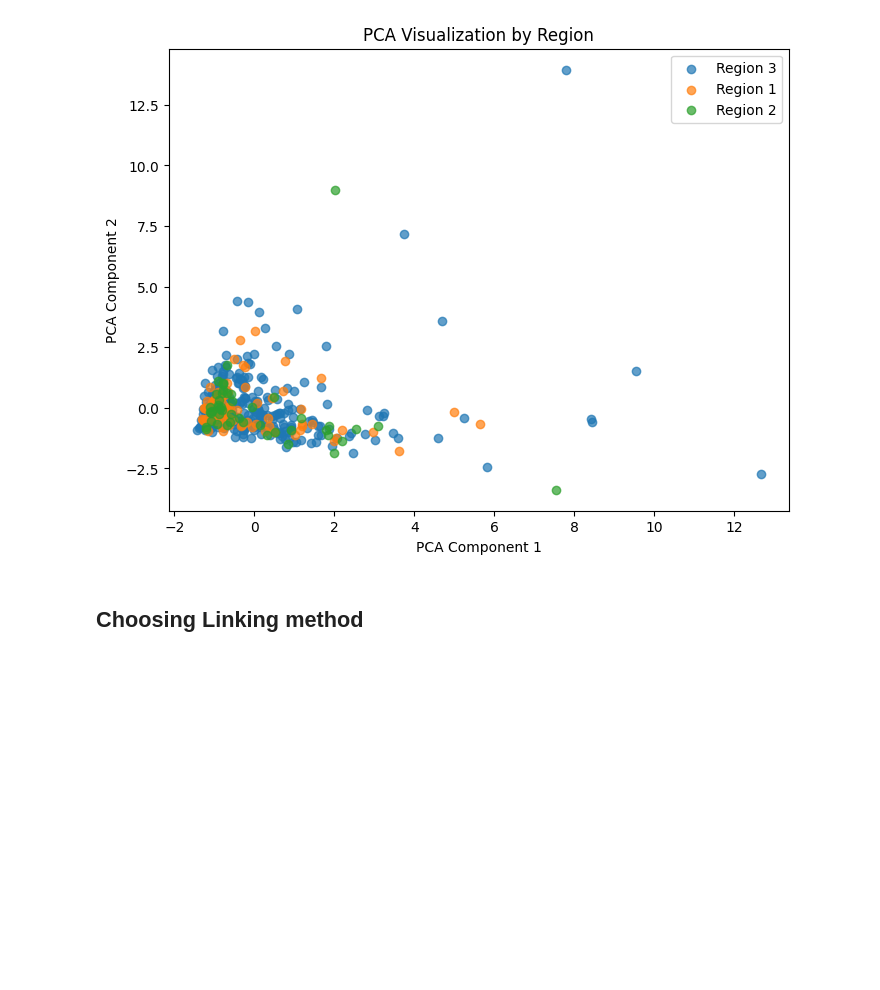
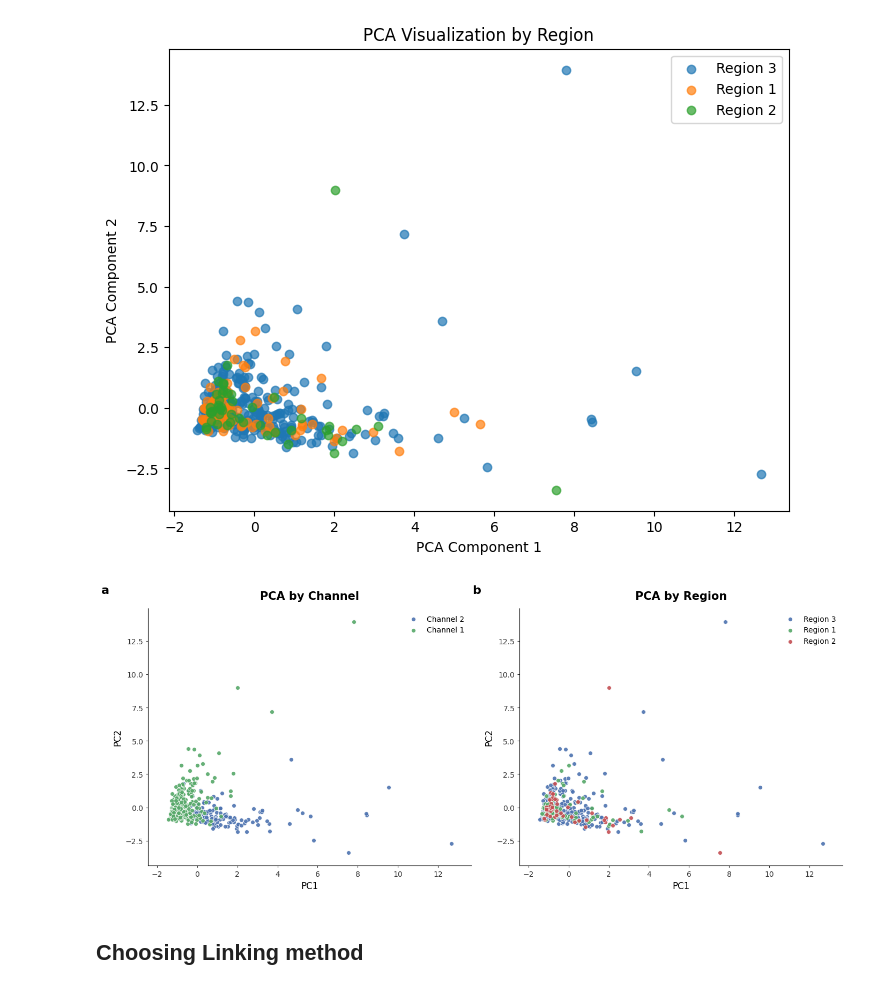
Before and after one commit to NathanG1en/STA4241-final, a Jupyter notebook: HCA/HCA-Practical.ipynb, the cells around one changed output. Cells and saved outputs as stored; diff of their text form; code cells hidden in the pictures; blank space fills up the shorter version.

```diff
--- a/HCA/HCA-Practical.ipynb
+++ b/HCA/HCA-Practical.ipynb
@@ -92,6 +95,106 @@ plt.legend()
 plt.show()
 # %% [output]
 [figure]
+# %%
+import matplotlib.pyplot as plt
+import numpy as np
+
+# Custom Nature/Science palette (works for any number of categories)
+def ns_palette(n):
+    base = [
+        "#4C72B0", "#55A868", "#C44E52", "#8172B2",
+        "#CCB974", "#64B5CD", "#937860", "#8C8C8C"
+    ]
+    return base[:n]
+
+# Prepare data
+channels = df_full["Channel"].unique()
+regions = df_full["Region"].unique()
+
+palette_ch = ns_palette(len(channels))
+palette_rg = ns_palette(len(regions))
+
+# Shared axis limits for both plots
+xlim = (df_full["PC1"].min() - 1, df_full["PC1"].max() + 1)
+ylim = (df_full["PC2"].min() - 1, df_full["PC2"].max() + 1)
+
+fig, axes = plt.subplots(1, 2, figsize=(14, 6))
+(ax1, ax2) = axes
+
+# =======================
+# Panel A — Channel
+# =======================
+for ch, color in zip(channels, palette_ch):
+    subset = df_full[df_full["Channel"] == ch]
+    ax1.scatter(
+        subset["PC1"],
+        subset["PC2"],
+        s=32,
+        color=color,
+        edgecolor="white",
+        linewidth=0.6,
+        alpha=0.9,
+        label=f"Channel {ch}"
+    )
+
+ax1.set_title("PCA by Channel", fontsize=15, weight="bold", pad=12)
+ax1.set_xlim(xlim)
+ax1.set_ylim(ylim)
+
+# Minimalist Nature/Science styling
+for spine in ["top", "right"]:
+    ax1.spines[spine].set_visible(False)
+ax1.spines["bottom"].set_linewidth(0.8)
+ax1.spines["left"].set_linewidth(0.8)
+ax1.tick_params(colors="#333333", labelsize=10, length=3, width=0.8)
+
+ax1.set_xlabel("PC1", fontsize=12)
+ax1.set_ylabel("PC2", fontsize=12)
+ax1.legend(frameon=False, fontsize=10)
+
+# Panel label
+ax1.text(-0.12, 1.05, "a", transform=ax1.transAxes,
+         fontsize=16, weight="bold", ha="right", va="bottom")
+
+# =======================
+# Panel B — Region
+# =======================
+for reg, color in zip(regions, palette_rg):
+    subset = df_full[df_full["Region"] == reg]
+    ax2.scatter(
+        subset["PC1"],
+        subset["PC2"],
+        s=32,
+        color=color,
+        edgecolor="white",
+        linewidth=0.6,
+        alpha=0.9,
+        label=f"Region {reg}"
+    )
+
+ax2.set_title("PCA by Region", fontsize=15, weight="bold", pad=12)
+ax2.set_xlim(xlim)
+ax2.set_ylim(ylim)
+
+# Styling
+for spine in ["top", "right"]:
+    ax2.spines[spine].set_visible(False)
+ax2.spines["bottom"].set_linewidth(0.8)
+ax2.spines["left"].set_linewidth(0.8)
+ax2.tick_params(colors="#333333", labelsize=10, length=3, width=0.8)
+
+ax2.set_xlabel("PC1", fontsize=12)
+ax2.set_ylabel("PC2", fontsize=12)
+ax2.legend(frameon=False, fontsize=10)
+
+# Panel label
+ax2.text(-0.12, 1.05, "b", transform=ax2.transAxes,
+         fontsize=16, weight="bold", ha="right", va="bottom")
+
+plt.tight_layout()
+plt.show()
+# %% [output]
+[figure, added]
 # %% [markdown]
 ## Choosing Linking method
 # %%
```
Also changed, not shown: parts of 16 cells of this notebook, 4 other files.
